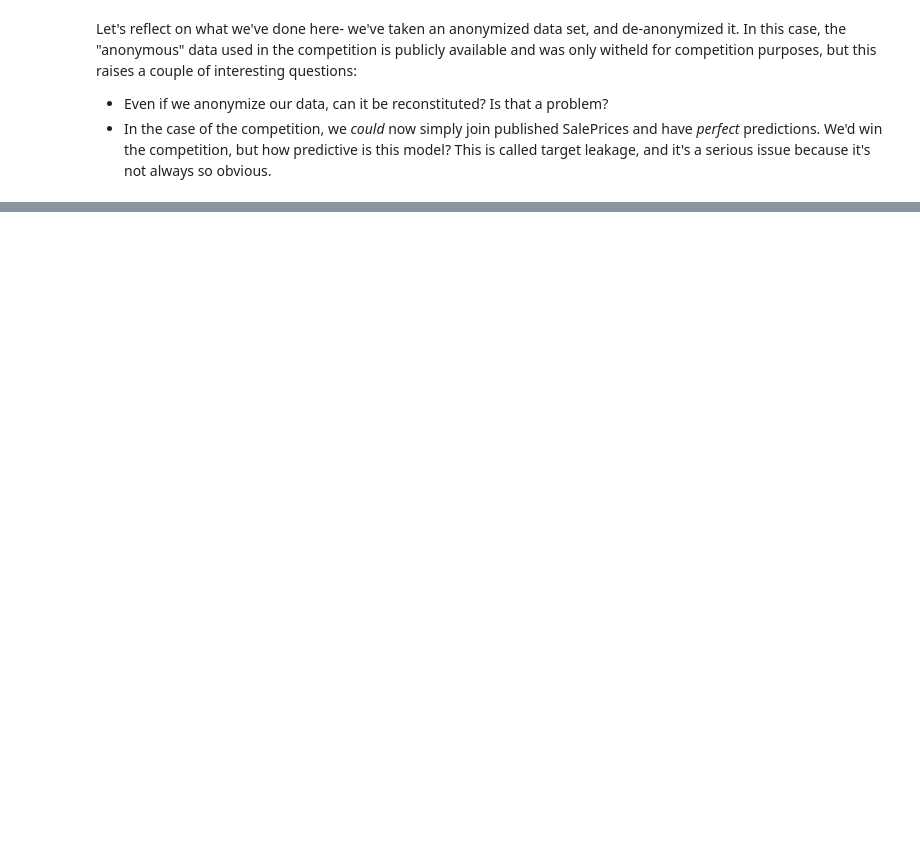
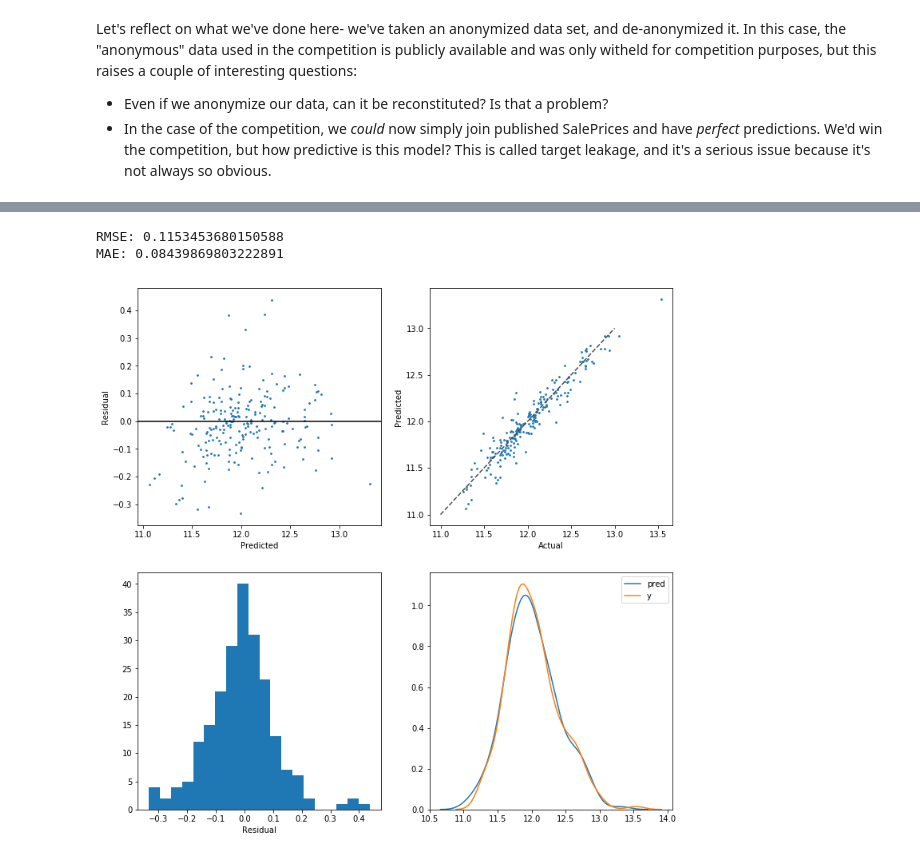
Before and after one commit to DannyGsGit/IntroToMLLab, a Jupyter notebook: Code/HomePrices.ipynb, the cells around one changed output, grey strips where cells are left out. Saved outputs shown, nothing was run; the diff lists cells and outputs as text; code cells hidden in the pictures; blank space fills up the shorter version.

```diff
--- a/Code/HomePrices.ipynb
+++ b/Code/HomePrices.ipynb
@@ -657,0 +799,30 @@ Let's reflect on what we've done here- we've taken an anonymized data set, and d
+# %%
+from sklearn import metrics
+
+preds = xg_reg.predict(X_test)
+
+# Inverse transformation if using a transformed target variable
+y_measures = y_test
+# Prepare plot data
+plot_data = pd.DataFrame({'pred': preds.tolist()})
+plot_data['y'] = y_measures.reset_index()['SalePrice']
+
+
+# Calculate residuals
+plot_data['residual'] = plot_data['pred'] - plot_data['y']
+
+# calculate rmse
+mse = metrics.mean_squared_error(y_measures, preds)
+rmse = np.sqrt(mse)
+print('RMSE: {}'.format(rmse))
+# calculate mae
+mae = metrics.mean_absolute_error(y_measures, preds)
+print('MAE: {}'.format(mae))
+
+
+# Plot residuals
+residual_plots(plot_data, 0.5)
+# %% [output]
+RMSE: 0.1153453680150588
+MAE: 0.08439869803222891
+[figure, added]
```
Also changed, not shown: parts of 33 cells of this notebook, 4 other files.
